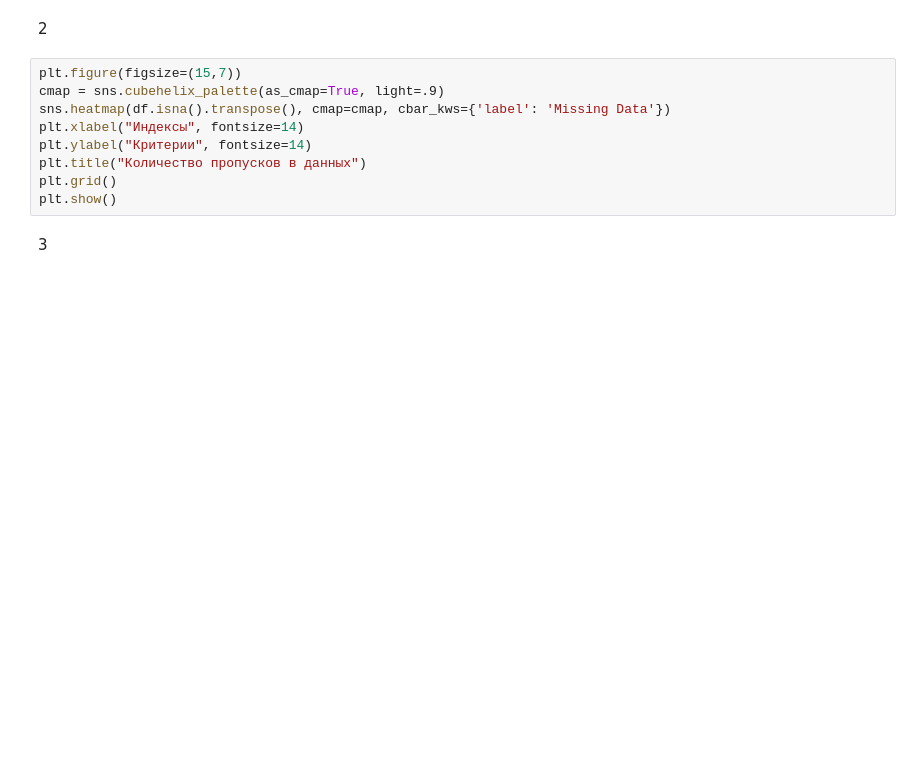
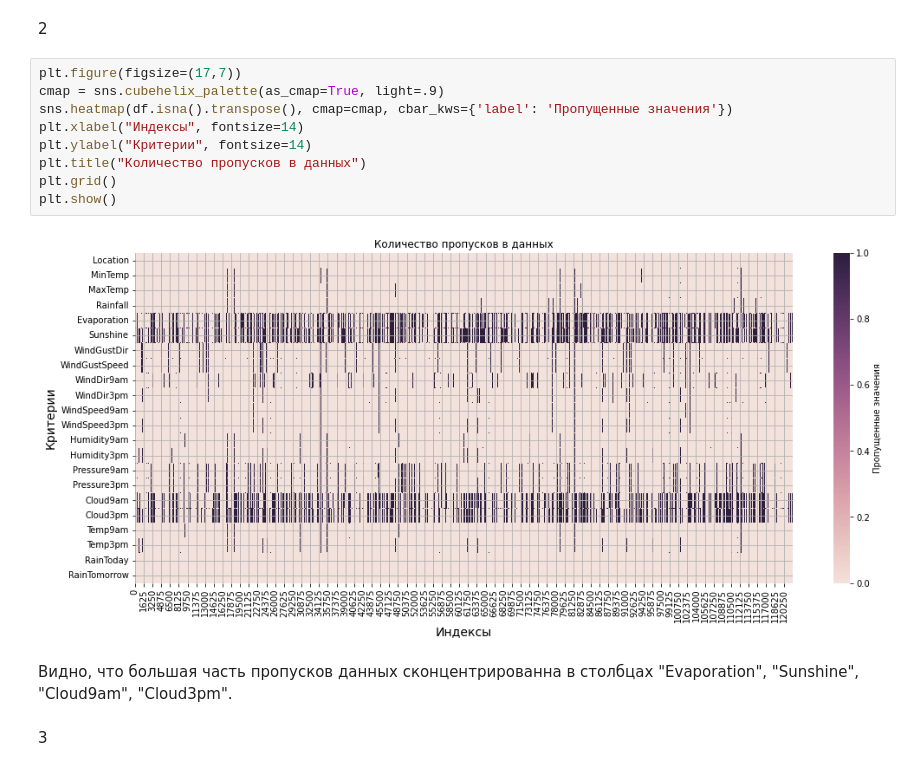
Before and after one commit to Adelaaas/Data_science_basic_22-23_1, a Jupyter notebook: home_work_6_визуализация/Мартюшев Владислав Алексеевич 14.11.22.ipynb, the cells around one changed output. Drawn from its saved outputs; the diff is of its cells as text; blank space fills up the shorter version.

```diff
--- a/home_work_6_визуализация/Мартюшев Владислав Алексеевич 14.11.22.ipynb
+++ b/home_work_6_визуализация/Мартюшев Владислав Алексеевич 14.11.22.ipynb
@@ -40,14 +44,18 @@ plt.show()
 # %% [markdown]
 2
 # %%
-plt.figure(figsize=(15,7))
+plt.figure(figsize=(17,7))
 cmap = sns.cubehelix_palette(as_cmap=True, light=.9)
-sns.heatmap(df.isna().transpose(), cmap=cmap, cbar_kws={'label': 'Missing Data'})
+sns.heatmap(df.isna().transpose(), cmap=cmap, cbar_kws={'label': 'Пропущенные значения'})
 plt.xlabel("Индексы", fontsize=14)
 plt.ylabel("Критерии", fontsize=14)
 plt.title("Количество пропусков в данных")
 plt.grid()
 plt.show()
+# %% [output]
+[figure, added]
+# %% [markdown]
+Видно, что большая часть пропусков данных сконцентрированна в столбцах "Evaporation", "Sunshine", "Cloud9am", "Cloud3pm".
 # %% [markdown]
 3
 # %%
```
Also changed, not shown: parts of 4 cells of this notebook.
